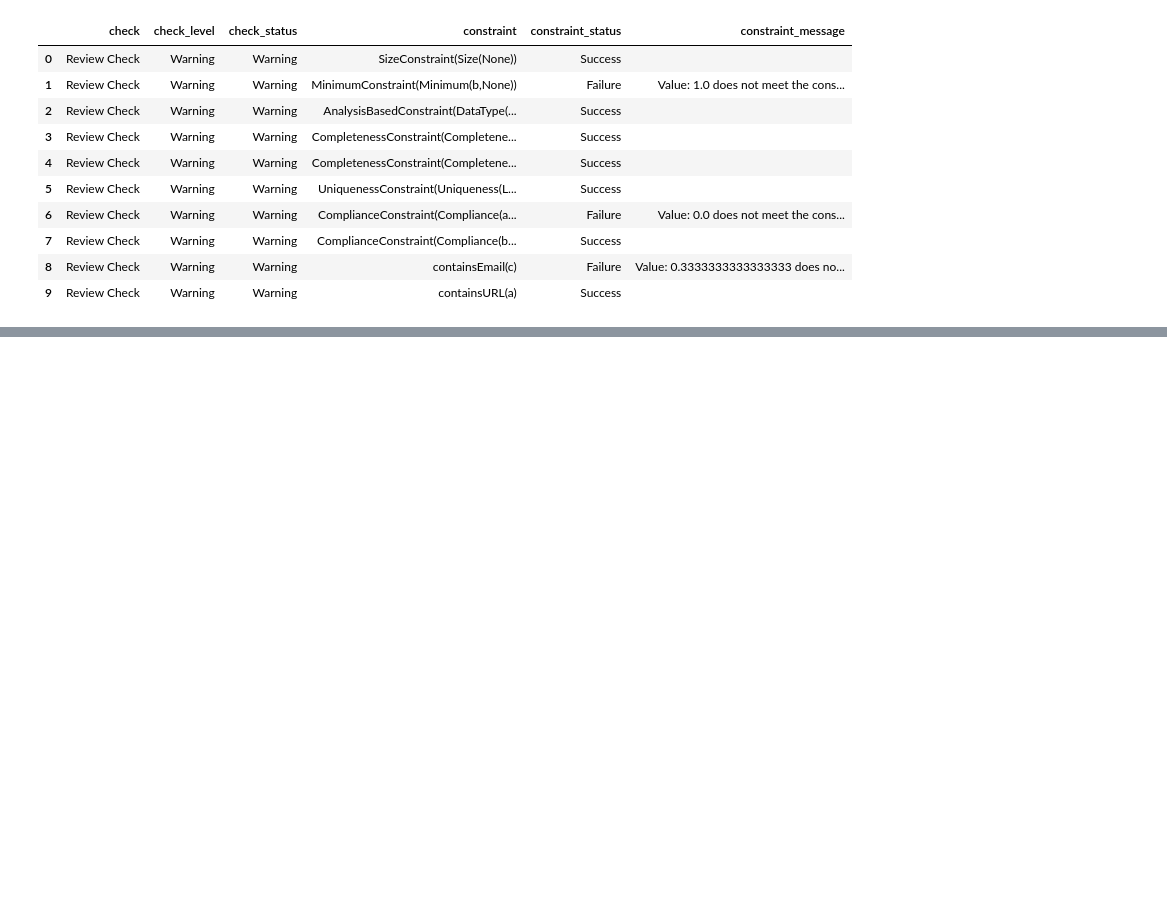
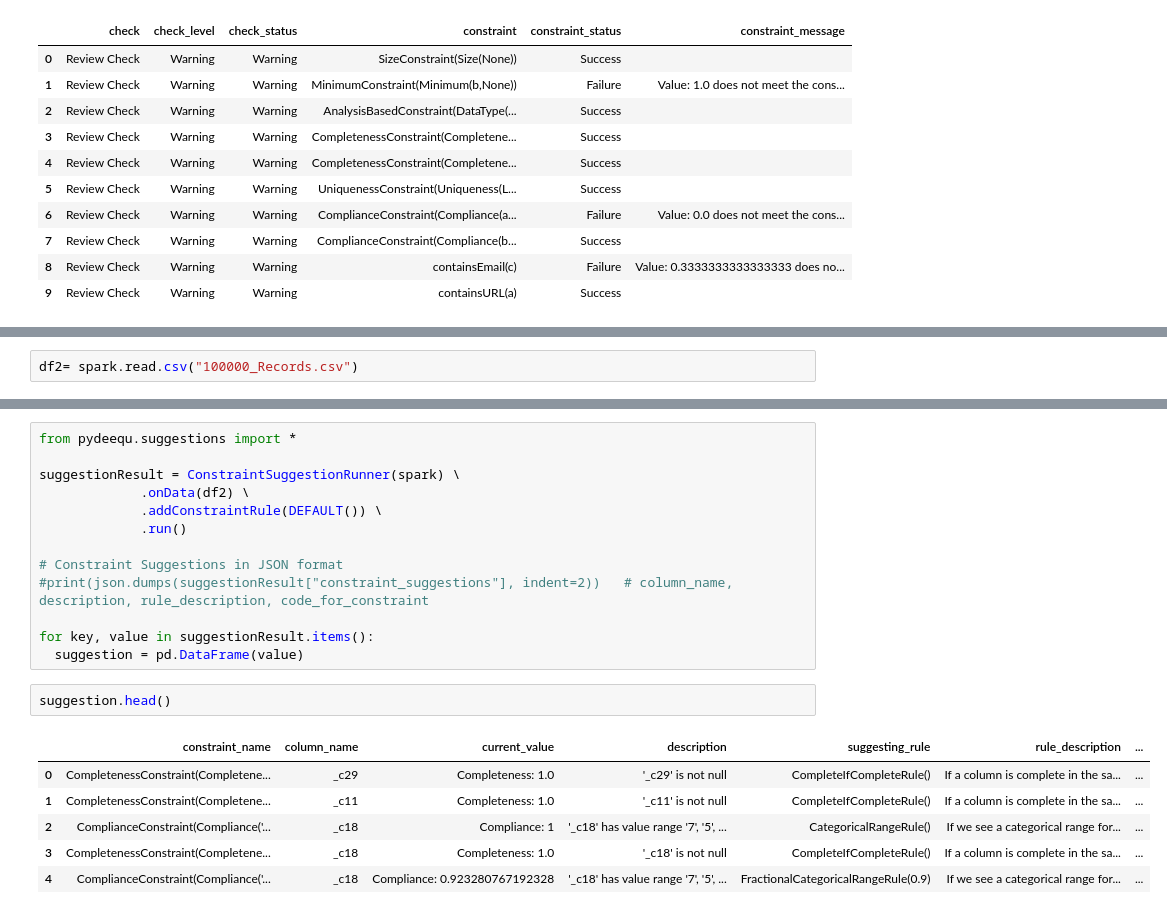
Before and after one commit to JonatanPolanco/Data_Quality_Testing, a Jupyter notebook: PyDeequ_Learning.ipynb, the cells around one changed output, grey strips where cells are left out. Cells and saved outputs as stored; diff of their text form; blank space fills up the shorter version.

```diff
--- a/PyDeequ_Learning.ipynb
+++ b/PyDeequ_Learning.ipynb
@@ -176,0 +205,2 @@ Verification Run Status: Warning
+# %%
+df2= spark.read.csv("100000_Records.csv")
@@ -176,0 +227,22 @@ Verification Run Status: Warning
+# %%
+from pydeequ.suggestions import *
+
+suggestionResult = ConstraintSuggestionRunner(spark) \
+             .onData(df2) \
+             .addConstraintRule(DEFAULT()) \
+             .run()
+
+# Constraint Suggestions in JSON format
+#print(json.dumps(suggestionResult["constraint_suggestions"], indent=2))   # column_name, description, rule_description, code_for_constraint
+
+for key, value in suggestionResult.items():
+  suggestion = pd.DataFrame(value)
+# %%
+suggestion.head()
+# %% [output]
+|  | constraint_name | column_name | current_value | description | suggesting_rule | rule_description | ... |
+| 0 | CompletenessConstraint(Completene... | _c29 | Completeness: 1.0 | '_c29' is not null | CompleteIfCompleteRule() | If a column is complete in the sa... | ... |
+| 1 | CompletenessConstraint(Completene... | _c11 | Completeness: 1.0 | '_c11' is not null | CompleteIfCompleteRule() | If a column is complete in the sa... | ... |
+| 2 | ComplianceConstraint(Compliance('... | _c18 | Compliance: 1 | '_c18' has value range '7', '5', ... | CategoricalRangeRule() | If we see a categorical range for... | ... |
+| 3 | CompletenessConstraint(Completene... | _c18 | Completeness: 1.0 | '_c18' is not null | CompleteIfCompleteRule() | If a column is complete in the sa... | ... |
+| 4 | ComplianceConstraint(Compliance('... | _c18 | Compliance: 0.923280767192328 | '_c18' has value range '7', '5', ... | FractionalCategoricalRangeRule(0.9) | If we see a categorical range for... | ... |
```
Also changed, not shown: parts of 16 cells of this notebook.
